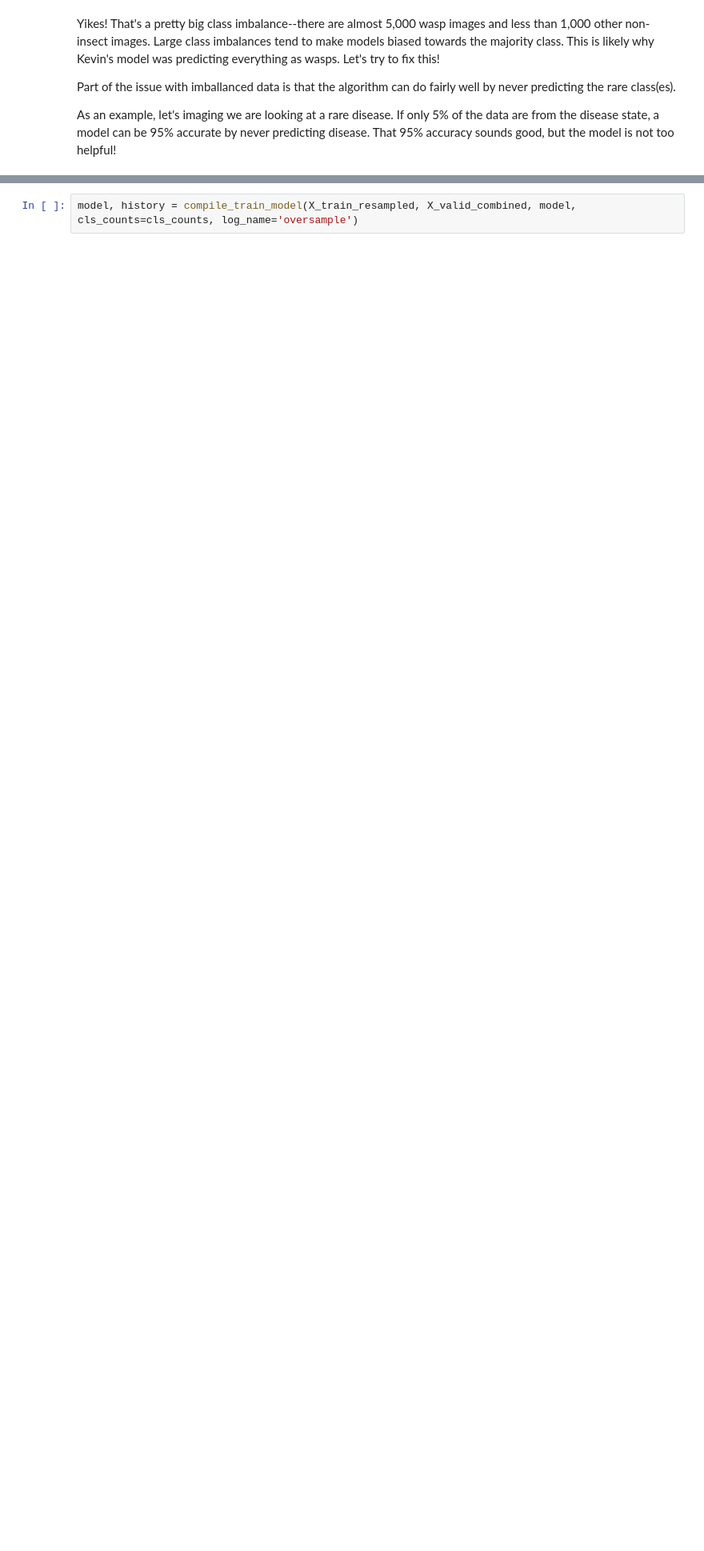
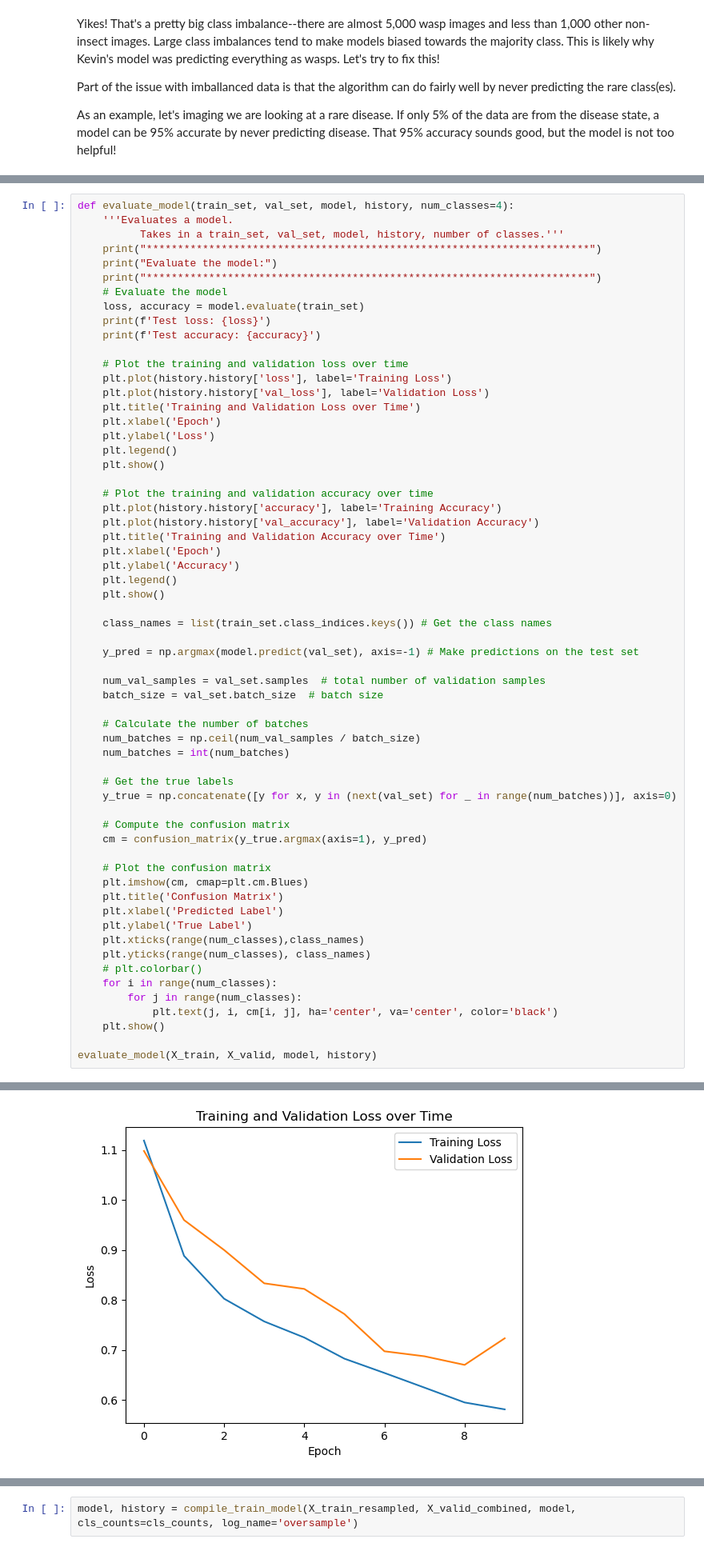
Before and after one commit to PracticumAI/computer_vision, a Jupyter notebook: 01.2_data_imbalance.ipynb, the cells around one changed output, grey strips where cells are left out. Shown at 80% size. Cells and saved outputs as stored; diff of their text form; blank space fills up the shorter version.

```diff
--- a/01.2_data_imbalance.ipynb
+++ b/01.2_data_imbalance.ipynb
@@ -117,0 +407,62 @@ As an example, let's imaging we are looking at a rare disease. If only 5% of the
+# %%
+def evaluate_model(train_set, val_set, model, history, num_classes=4):
+    '''Evaluates a model.
+          Takes in a train_set, val_set, model, history, number of classes.'''
+    print("***********************************************************************")
+    print("Evaluate the model:")
+    print("***********************************************************************")
+    # Evaluate the model
+    loss, accuracy = model.evaluate(train_set)
+    print(f'Test loss: {loss}')
+    print(f'Test accuracy: {accuracy}')
+
+    # Plot the training and validation loss over time
+    plt.plot(history.history['loss'], label='Training Loss')
+    plt.plot(history.history['val_loss'], label='Validation Loss')
+    plt.title('Training and Validation Loss over Time')
+    plt.xlabel('Epoch')
+    plt.ylabel('Loss')
+    plt.legend()
+    plt.show()
+
+    # Plot the training and validation accuracy over time
+    plt.plot(history.history['accuracy'], label='Training Accuracy')
+    plt.plot(history.history['val_accuracy'], label='Validation Accuracy')
+    plt.title('Training and Validation Accuracy over Time')
+    plt.xlabel('Epoch')
+    plt.ylabel('Accuracy')
+    plt.legend()
+    plt.show()
+
+    class_names = list(train_set.class_indices.keys()) # Get the class names
+
+    y_pred = np.argmax(model.predict(val_set), axis=-1) # Make predictions on the test set
+
+    num_val_samples = val_set.samples  # total number of validation samples
+    batch_size = val_set.batch_size  # batch size
+
+    # Calculate the number of batches
+    num_batches = np.ceil(num_val_samples / batch_size)
+    num_batches = int(num_batches)
+
+    # Get the true labels
+    y_true = np.concatenate([y for x, y in (next(val_set) for _ in range(num_batches))], axis=0)
+
+    # Compute the confusion matrix
+    cm = confusion_matrix(y_true.argmax(axis=1), y_pred)
+
+    # Plot the confusion matrix
+    plt.imshow(cm, cmap=plt.cm.Blues)
+    plt.title('Confusion Matrix')
+    plt.xlabel('Predicted Label')
+    plt.ylabel('True Label')
+    plt.xticks(range(num_classes),class_names)
+    plt.yticks(range(num_classes), class_names)
+    # plt.colorbar()
+    for i in range(num_classes):
+        for j in range(num_classes):
+            plt.text(j, i, cm[i, j], ha='center', va='center', color='black')
+    plt.show()
+
+evaluate_model(X_train, X_valid, model, history)
+# %% [output]
@@ -117,0 +475 @@ As an example, let's imaging we are looking at a rare disease. If only 5% of the
+[figure, added]
```
Also changed, not shown: parts of 16 cells of this notebook, 1 other file.
